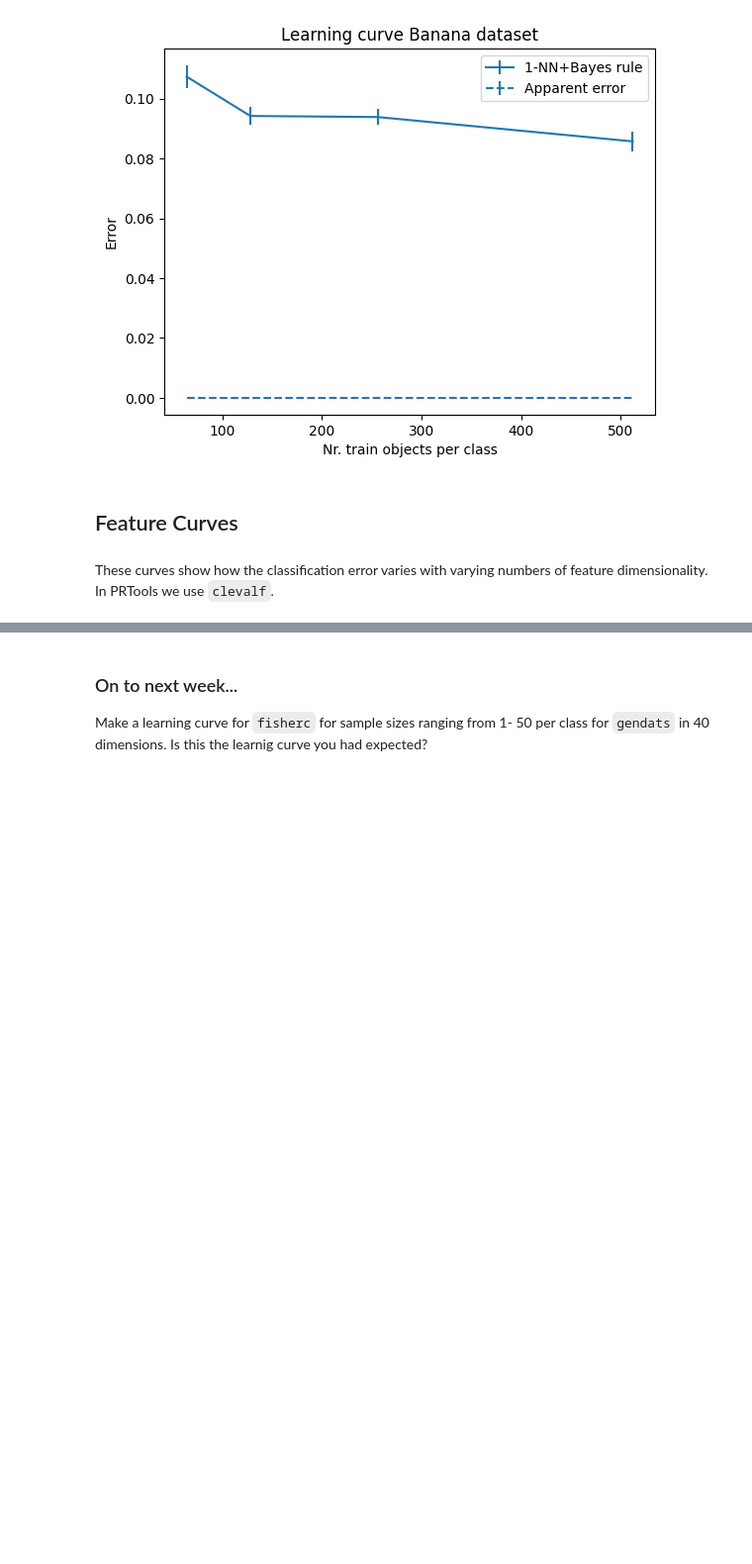
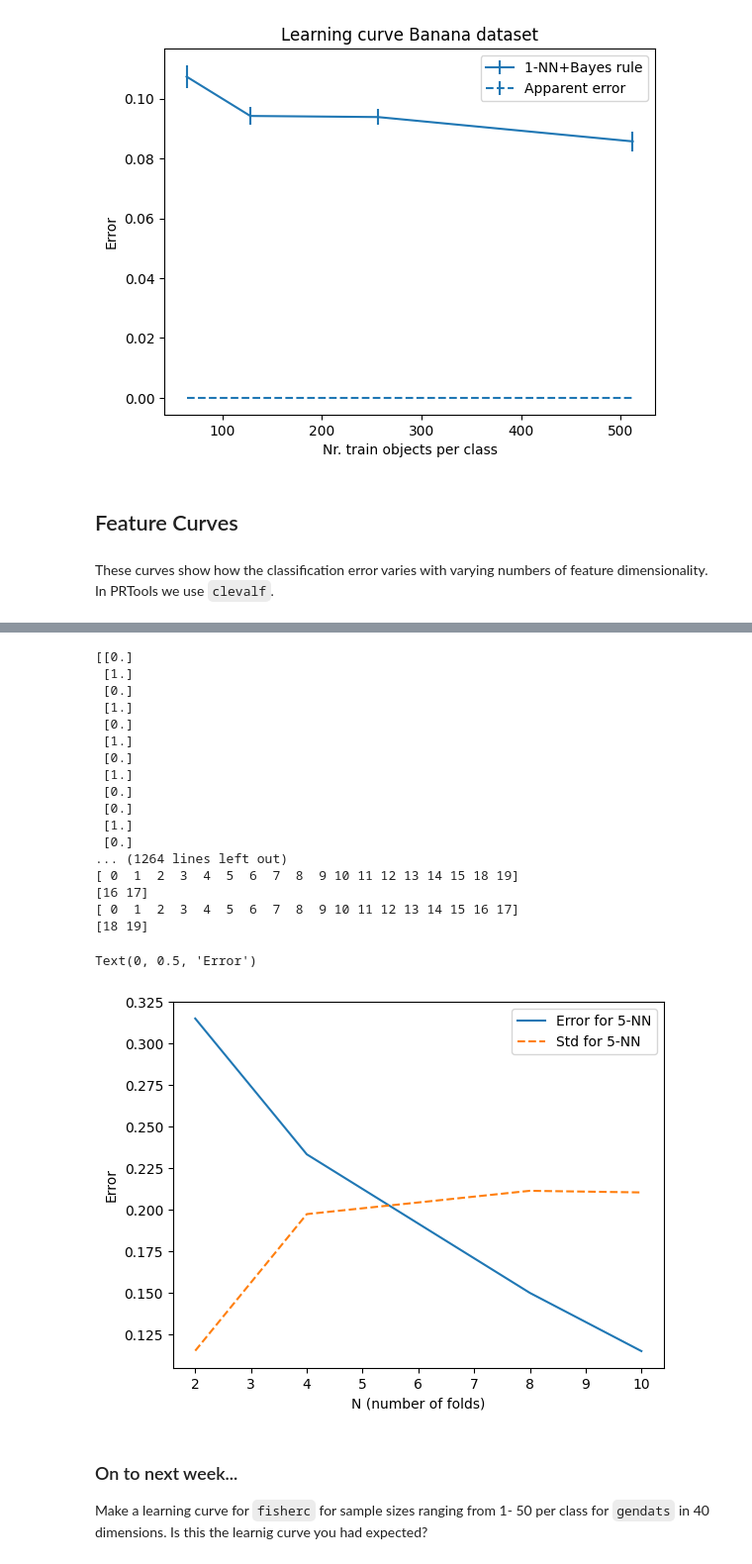
Before and after one commit to nadinekuo/MachineLearning1-Labs, a Jupyter notebook: 3-Losses-Regularization-Evaluation/evaluation.ipynb, the cells around one changed output, grey strips where cells are left out. Shown at 99% size. Drawn from its saved outputs; the diff is of its cells as text; code cells hidden in the pictures; blank space fills up the shorter version.

Commit message:
K-cross validation on k-NN

```diff
--- a/3-Losses-Regularization-Evaluation/evaluation.ipynb
+++ b/3-Losses-Regularization-Evaluation/evaluation.ipynb
@@ -284,3 +230,56 @@ print(e_true)
+# %%
+# Using N-fold cross validation, make plots for the error rates for kNN and 1NN over different values of N
+# Also calculate the standard deviation of the error rates (avg the errors for all folds, then take std by comparing to true error)
+
+train = pr.gendatb([10, 10])    # Note this is a rather small dataset! Large variance in error estimations
+
+# Note we evaluate the classifier on a separate test set, trained using the same training set (but full)
+test = pr.gendatb([1000,1000])
+e_true = pr.testc(test, pr.knnc(train, 1))
+
+k = 5
+N_fold_vals = [2, 4, 8, 10]
+errs = []
+sds = []
+for N in N_fold_vals:
+    # Append avg error over all folds and replications to errs list
+    e = pr.prcrossval(train, pr.knnc(k), k = N, nrrep=10)  # Returns N * nrrep matrix of errors
+    errs.append(np.mean(e))
+    sd = np.std(e)
+    sds.append(sd)
+# Use same color for each pair of error and std
+plt.plot(N_fold_vals, errs, label='Error for ' + str(k) + '-NN')
+plt.plot(N_fold_vals, sds, '--', label='Std for ' + str(k) + '-NN')
+plt.legend()
+# Add labels to axes
+plt.xlabel('N (number of folds)')
+plt.ylabel('Error')
+
+
+# NOTE: typically we see less biased error for larger N but more variance
+# For a larger dataset, the bias and variance are both smaller
+# NOTE: the errors plotted are APPARENT errors (on training set), so worse errors for higher kNN values (more complex) since they need more data
+# NOTE: the more folds, the worse the classifier (less training data) so the worse the error
+# %% [output]
+[[0.]
+ [1.]
+ [0.]
+ [1.]
+ [0.]
+ [1.]
+ [0.]
+ [1.]
+ [0.]
+ [0.]
+ [1.]
+ [0.]
+... (1264 lines left out)
+[ 0  1  2  3  4  5  6  7  8  9 10 11 12 13 14 15 18 19]
+[16 17]
+[ 0  1  2  3  4  5  6  7  8  9 10 11 12 13 14 15 16 17]
+[18 19]
+Text(0, 0.5, 'Error')
+[figure, added]
 # %% [markdown]
 ### On to next week...
 
```
Also changed, not shown: parts of 6 cells of this notebook.
